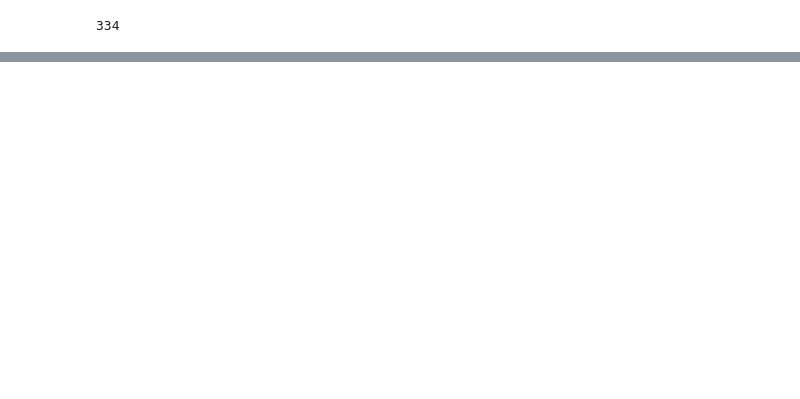
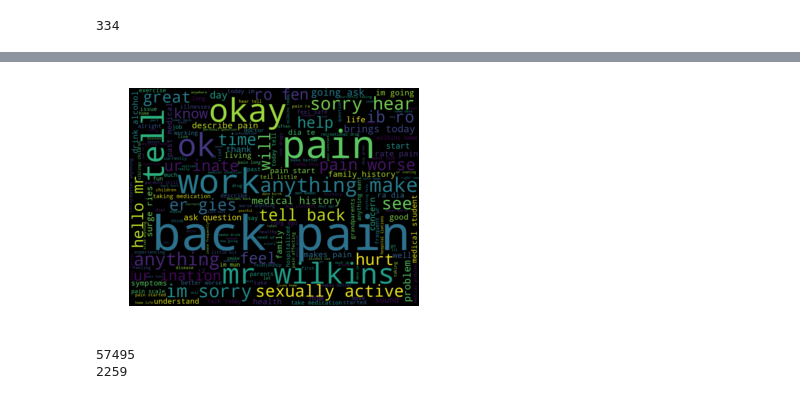
Before and after one commit to QiS9596/vp-cnn, a Jupyter notebook: vpcnn/statistics_new_dataset.ipynb, the cells around one changed output, grey strips where cells are left out. Cells and saved outputs as stored; diff of their text form; code cells hidden in the pictures; blank space fills up the shorter version.

Commit message:
bert token and embedding processing

```diff
--- a/vpcnn/statistics_new_dataset.ipynb
+++ b/vpcnn/statistics_new_dataset.ipynb
@@ -100,0 +121,3 @@ print(df.shape)
+# %%
+# bert tokenizer
+bert_tokenizor = tokenization.FullTokenizer('./data/bert_embeddings/vocab.txt')
@@ -100,0 +126,26 @@ print(df.shape)
+# %%
+text_series = copy.deepcopy(df['text'])
+text_series = text_series.apply(bert_tokenizor.tokenize)
+df['bert_token'] = text_series
+# %%
+list_of_sentences = text_series.to_list()
+allcorpus = ''
+list_token = []
+for sentence in list_of_sentences:
+    for word in sentence:
+        allcorpus += word+' '
+        list_token.append(word)
+wc = WordCloud(width=1024, height=768, margin=0).generate(allcorpus)
+
+plt.imshow(wc, interpolation='bilinear')
+plt.axis('off')
+plt.margins(x=0, y=0)
+plt.show()
+# %% [output]
+[figure, added]
+# %%
+print(len(list_token))
+print(len(set(list_token)))
+# %% [output]
+57495
+2259
```
Also changed, not shown: parts of 14 cells of this notebook, 1 other file.
